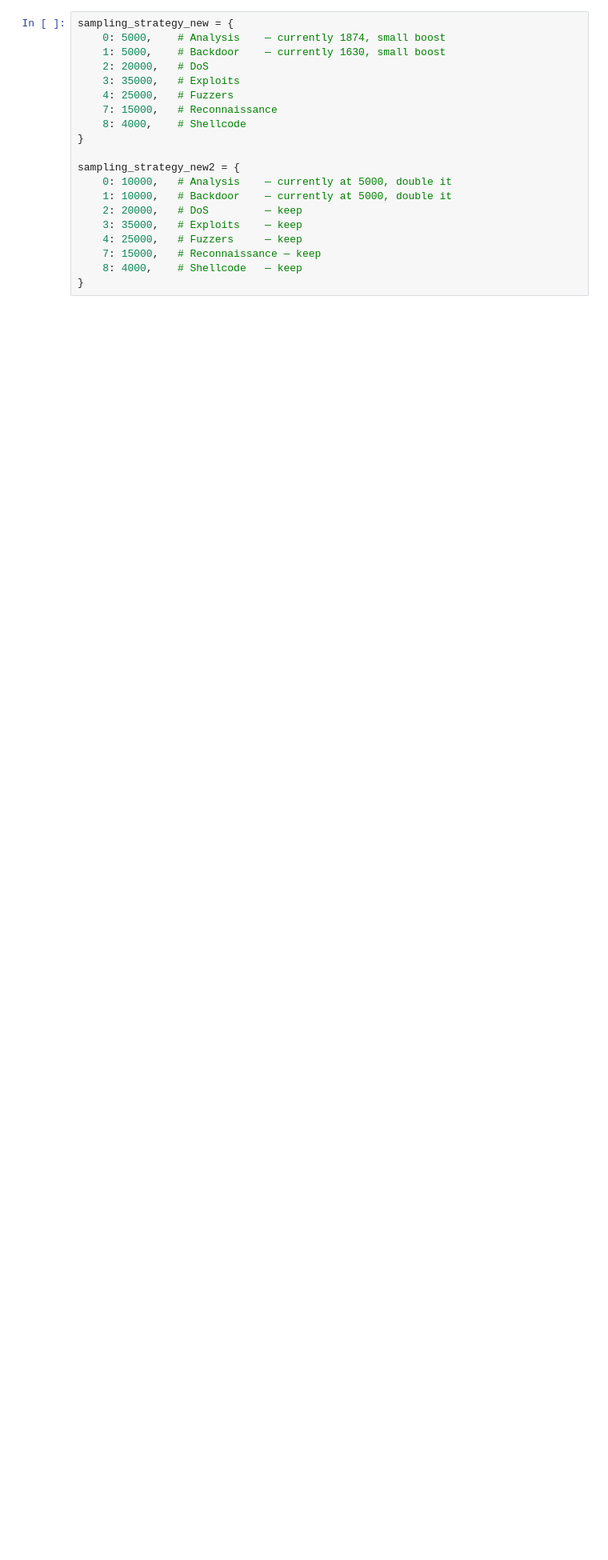
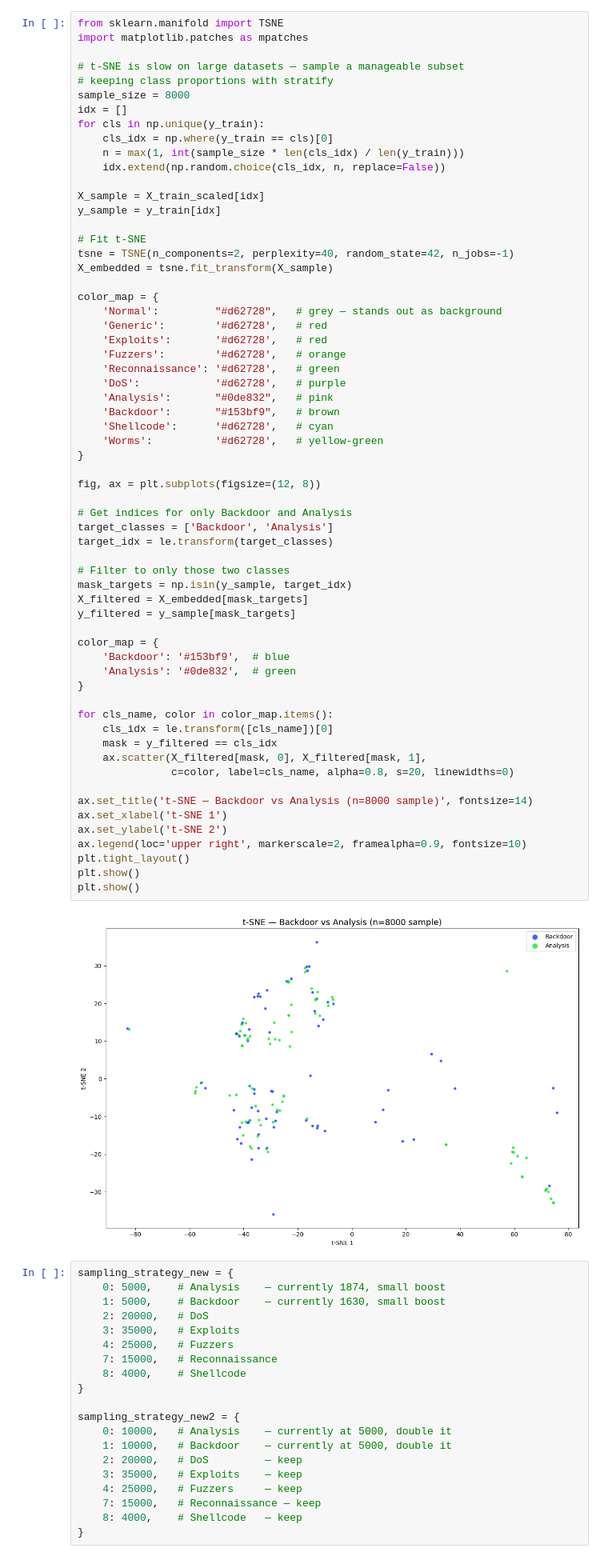
Before and after one commit to cliffpm/MLsecurity, a Jupyter notebook: Final Project/attack_mutliclass.ipynb, the cells around one changed output. Shown at 80% size. Saved outputs shown, nothing was run; the diff lists cells and outputs as text; blank space fills up the shorter version.

```diff
--- a/Final Project/attack_mutliclass.ipynb
+++ b/Final Project/attack_mutliclass.ipynb
@@ -394,3 +300,67 @@ print(classification_report(y_test, y_pred, target_names=le.classes_))
+# %%
+from sklearn.manifold import TSNE
+import matplotlib.patches as mpatches
+
+# t-SNE is slow on large datasets — sample a manageable subset
+# keeping class proportions with stratify
+sample_size = 8000
+idx = []
+for cls in np.unique(y_train):
+    cls_idx = np.where(y_train == cls)[0]
+    n = max(1, int(sample_size * len(cls_idx) / len(y_train)))
+    idx.extend(np.random.choice(cls_idx, n, replace=False))
+
+X_sample = X_train_scaled[idx]
+y_sample = y_train[idx]
+
+# Fit t-SNE
+tsne = TSNE(n_components=2, perplexity=40, random_state=42, n_jobs=-1)
+X_embedded = tsne.fit_transform(X_sample)
+
+color_map = {
+    'Normal':         "#d62728",   # grey — stands out as background
+    'Generic':        '#d62728',   # red
+    'Exploits':       '#d62728',   # red
+    'Fuzzers':        '#d62728',   # orange
+    'Reconnaissance': '#d62728',   # green
+    'DoS':            '#d62728',   # purple
+    'Analysis':       "#0de832",   # pink
+    'Backdoor':       "#153bf9",   # brown
+    'Shellcode':      '#d62728',   # cyan
+    'Worms':          '#d62728',   # yellow-green
+}
+
+fig, ax = plt.subplots(figsize=(12, 8))
+
+# Get indices for only Backdoor and Analysis
+target_classes = ['Backdoor', 'Analysis']
+target_idx = le.transform(target_classes)
+
+# Filter to only those two classes
+mask_targets = np.isin(y_sample, target_idx)
+X_filtered = X_embedded[mask_targets]
+y_filtered = y_sample[mask_targets]
+
+color_map = {
+    'Backdoor': '#153bf9',  # blue
+    'Analysis': '#0de832',  # green
+}
+
+for cls_name, color in color_map.items():
+    cls_idx = le.transform([cls_name])[0]
+    mask = y_filtered == cls_idx
+    ax.scatter(X_filtered[mask, 0], X_filtered[mask, 1],
+               c=color, label=cls_name, alpha=0.8, s=20, linewidths=0)
+
+ax.set_title('t-SNE — Backdoor vs Analysis (n=8000 sample)', fontsize=14)
+ax.set_xlabel('t-SNE 1')
+ax.set_ylabel('t-SNE 2')
+ax.legend(loc='upper right', markerscale=2, framealpha=0.9, fontsize=10)
+plt.tight_layout()
+plt.show()
+plt.show()
+# %% [output]
+[figure, added]
 # %%
 sampling_strategy_new = {
     0: 5000,    # Analysis    — currently 1874, small boost
```
Also changed, not shown: parts of 25 cells of this notebook, 2 other files.
